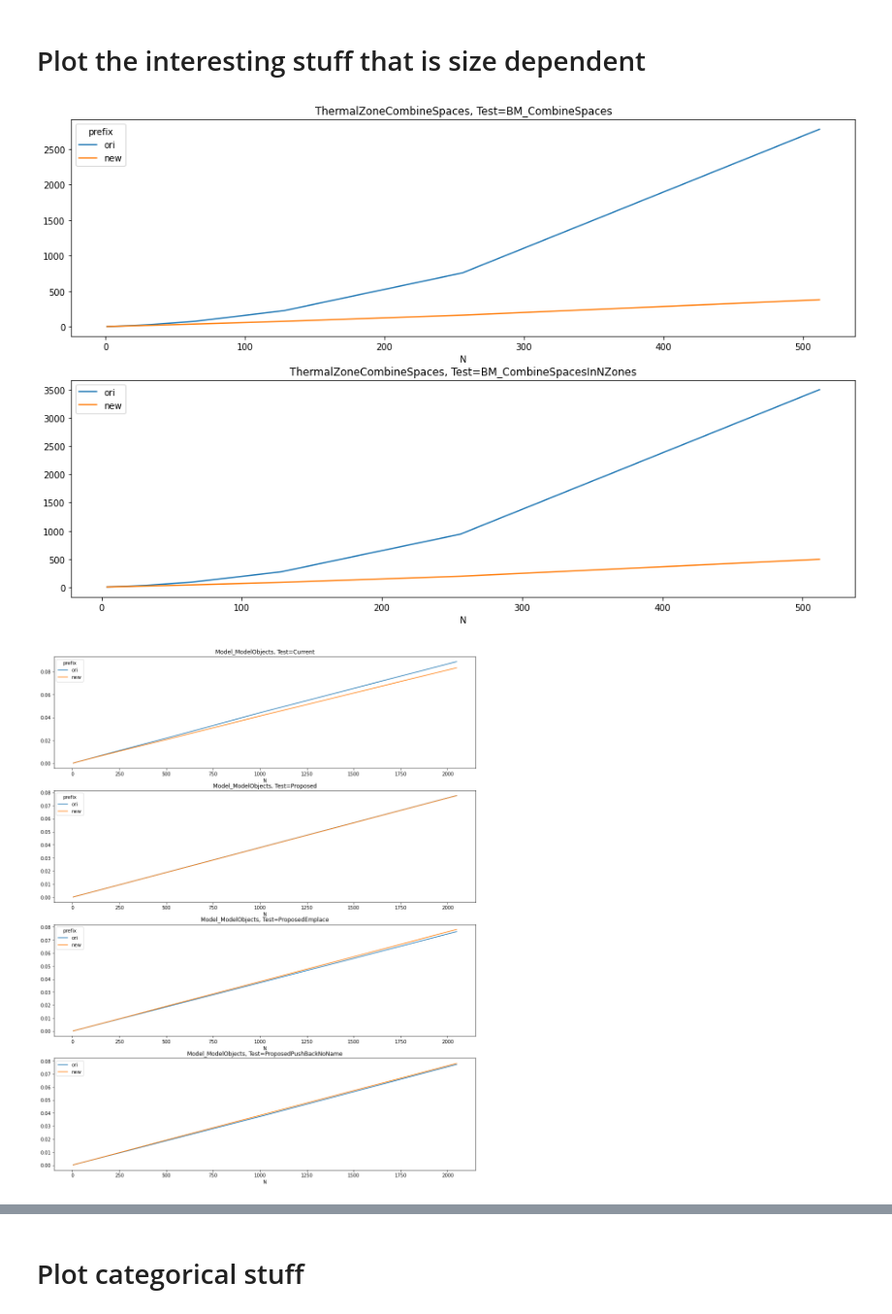
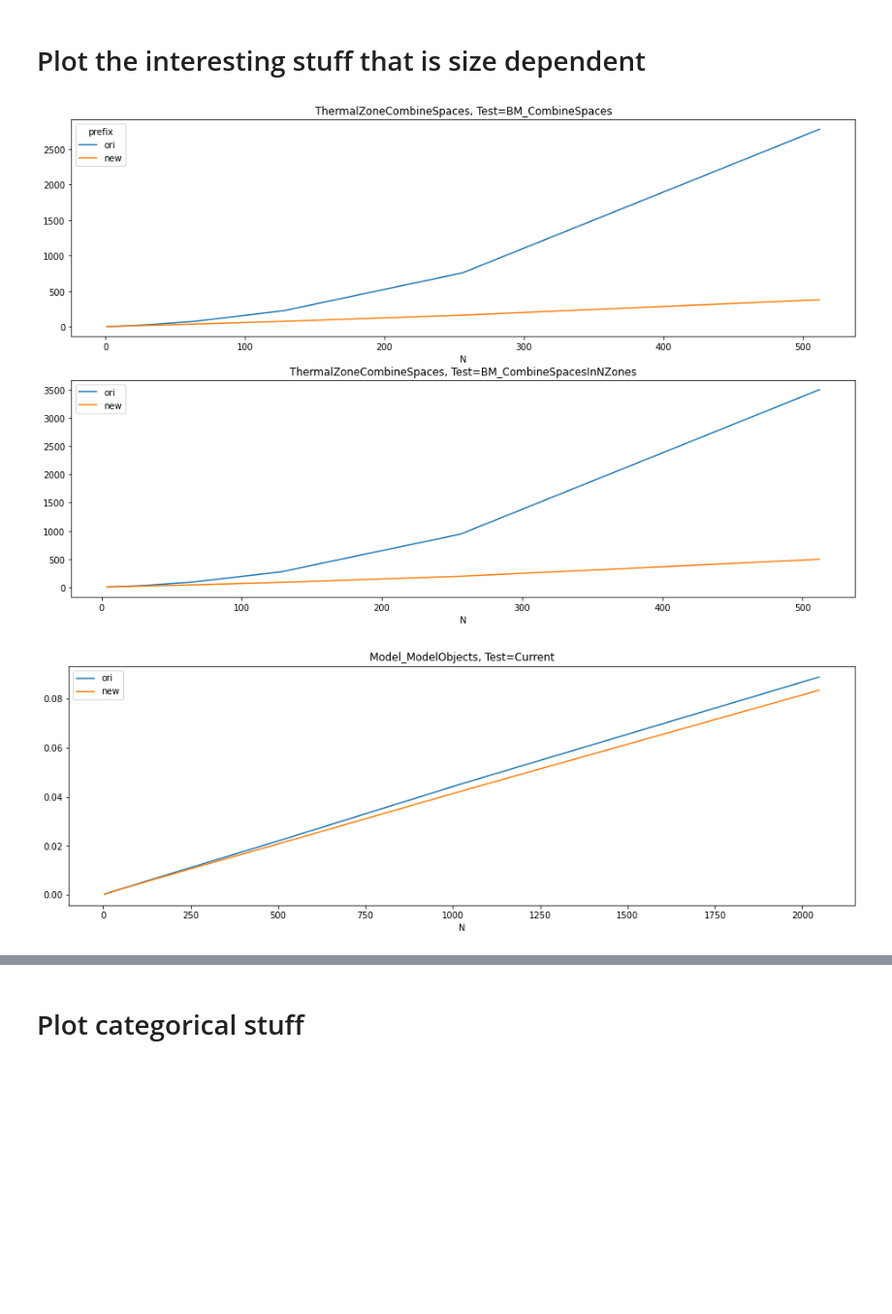
Before and after one commit to NREL/OpenStudio-benchmarks, a Jupyter notebook: Compare_Benchmarks.ipynb, the cells around one changed output, grey strips where cells are left out. Shown: that part at 97% size. Cells and saved outputs as stored; diff of their text form; code cells hidden in the pictures; blank space fills up the shorter version.

```diff
--- a/Compare_Benchmarks.ipynb
+++ b/Compare_Benchmarks.ipynb
@@ -77,0 +82,3 @@ df_real = df_real[['ori', 'new']]
+# %%
+df_real = df_real.loc[[x for x in df_real.index if not x[1] == 'Model_ModelObjects' or not 'Proposed' in x[0]]]
+df_real.index.size
@@ -158,34 +146,38 @@ for test_file in test_files:
     if test_file == 'ForwardTranslator':
         toplot.index = toplot.index.set_levels(level=2, levels=toplot.index.levels[2].astype(int).astype(bool))
         names.insert(-1, 'ExcludeSpaceTranslation')
         groupby.append('ExcludeSpaceTranslation')
         toplot.index = toplot.index.swaplevel(-1, 1)
+    elif test_file == 'Model_ModelObjects':
+        toplot = toplot.loc[['Current']]
     toplot.index.names = names
 
     toplot.sort_index(inplace=True)
     #toplot.plot(kind='barh')
 
     grouped = toplot.groupby(groupby)
 
     ncols = 1
     nrows = int(np.ceil(grouped.ngroups/ncols))
 
     fig, axes = plt.subplots(nrows=nrows, ncols=ncols, figsize=(16, nrows*5), sharey=False)
+    if not isinstance(axes, np.ndarray):
+        axes = np.array([axes])
 
     for (key, ax) in zip(grouped.groups.keys(), axes.flatten()):
         grouped.get_group(key).loc[key].plot(ax=ax)
         title = f'{test_file}'
         if isinstance(key, str):
             key = [key]
         for k,v in zip(groupby, key):
             title += f', {k}={v}'
         ax.set_title(title)
 
     ax.legend()
     plt.show()
 # %% [output]
 [figure]
-[figure, old version]
+[figure, new version]
 [figure]
 [figure]
 [figure]
```
Also changed, not shown: parts of 9 cells of this notebook.
